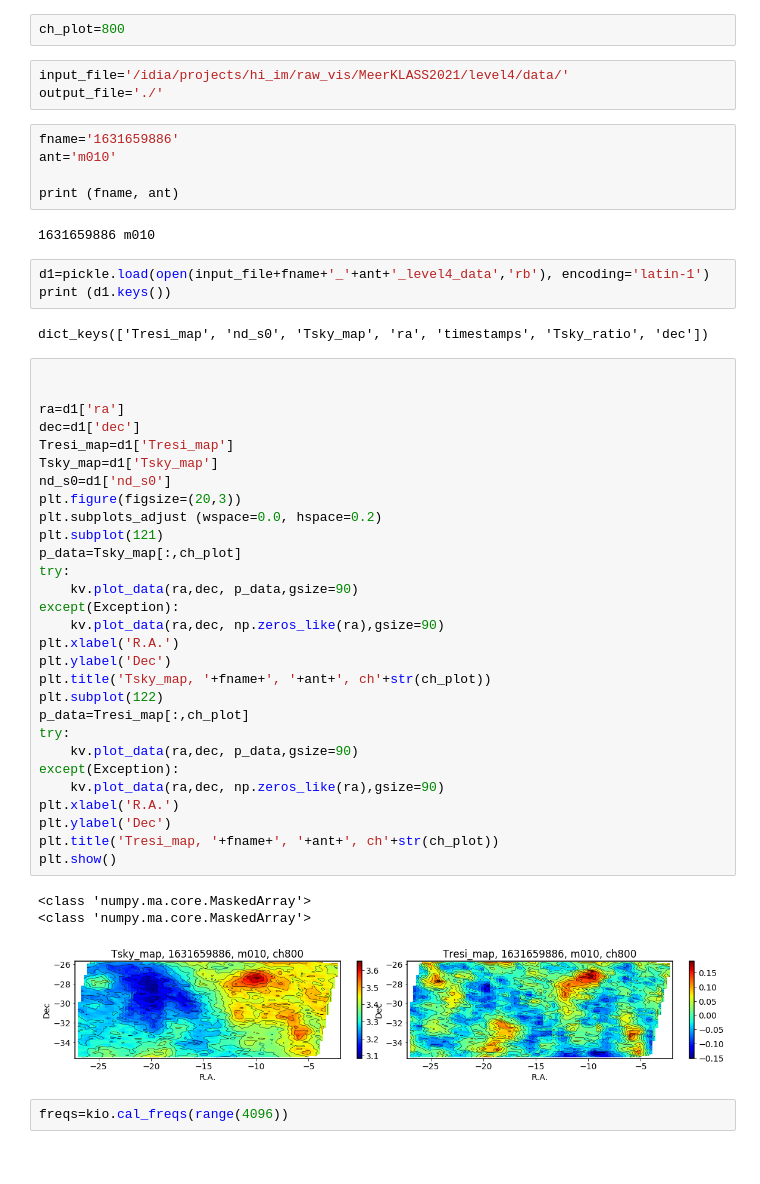
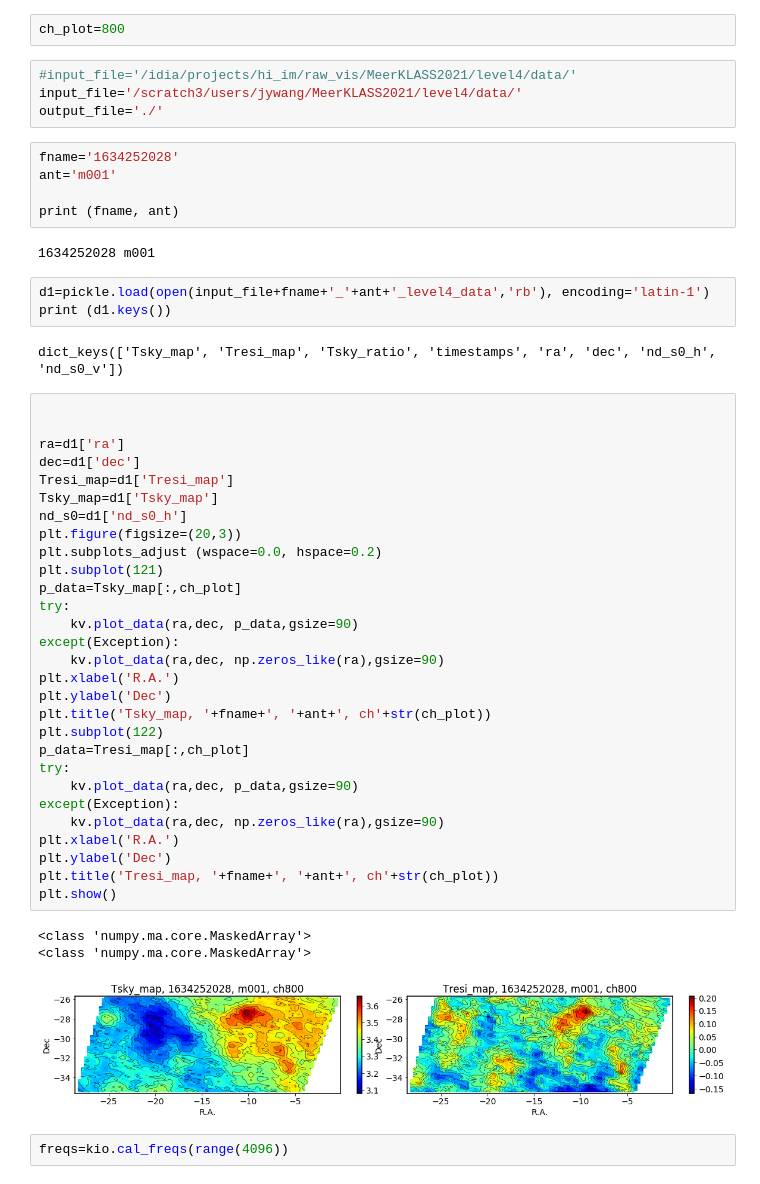
Before and after one commit to meerklass/katcali, a Jupyter notebook: examples/MeerKLASS2021/python3/level5/KATcali_multi_level5_py3.ipynb, the cells around one changed output. Saved outputs shown, nothing was run; the diff lists cells and outputs as text.

Commit message:
MeerKLASS2021 stable version

```diff
--- a/examples/MeerKLASS2021/python3/level5/KATcali_multi_level5_py3.ipynb
+++ b/examples/MeerKLASS2021/python3/level5/KATcali_multi_level5_py3.ipynb
@@ -51,53 +51,54 @@ p_radec=np.loadtxt('radio_source2021.txt')
 # %%
 ch_plot=800
 # %%
-input_file='/idia/projects/hi_im/raw_vis/MeerKLASS2021/level4/data/'
+#input_file='/idia/projects/hi_im/raw_vis/MeerKLASS2021/level4/data/'
+input_file='/scratch3/users/jywang/MeerKLASS2021/level4/data/'
 output_file='./'
 # %%
-fname='1631659886'
-ant='m010'
+fname='1634252028'
+ant='m001'
 
 print (fname, ant)
 # %% [output]
-1631659886 m010
+1634252028 m001
 # %%
 d1=pickle.load(open(input_file+fname+'_'+ant+'_level4_data','rb'), encoding='latin-1')
 print (d1.keys())
 # %% [output]
-dict_keys(['Tresi_map', 'nd_s0', 'Tsky_map', 'ra', 'timestamps', 'Tsky_ratio', 'dec'])
+dict_keys(['Tsky_map', 'Tresi_map', 'Tsky_ratio', 'timestamps', 'ra', 'dec', 'nd_s0_h', 'nd_s0_v'])
 # %%
 
 
 ra=d1['ra']
 dec=d1['dec']
 Tresi_map=d1['Tresi_map']
 Tsky_map=d1['Tsky_map']
-nd_s0=d1['nd_s0']
+nd_s0=d1['nd_s0_h']
 plt.figure(figsize=(20,3))
 plt.subplots_adjust (wspace=0.0, hspace=0.2)
 plt.subplot(121)
 p_data=Tsky_map[:,ch_plot]
 try:
     kv.plot_data(ra,dec, p_data,gsize=90)
 except(Exception):
     kv.plot_data(ra,dec, np.zeros_like(ra),gsize=90)
 plt.xlabel('R.A.')
 plt.ylabel('Dec')
 plt.title('Tsky_map, '+fname+', '+ant+', ch'+str(ch_plot))
 plt.subplot(122)
 p_data=Tresi_map[:,ch_plot]
 try:
     kv.plot_data(ra,dec, p_data,gsize=90)
 except(Exception):
     kv.plot_data(ra,dec, np.zeros_like(ra),gsize=90)
 plt.xlabel('R.A.')
 plt.ylabel('Dec')
 plt.title('Tresi_map, '+fname+', '+ant+', ch'+str(ch_plot))
 plt.show()
 # %% [output]
 <class 'numpy.ma.core.MaskedArray'>
 <class 'numpy.ma.core.MaskedArray'>
-[figure, old version]
+[figure, new version]
 # %%
 freqs=kio.cal_freqs(range(4096))
 # %%
```
Also changed, not shown: parts of 10 cells of this notebook, 26 other files.
